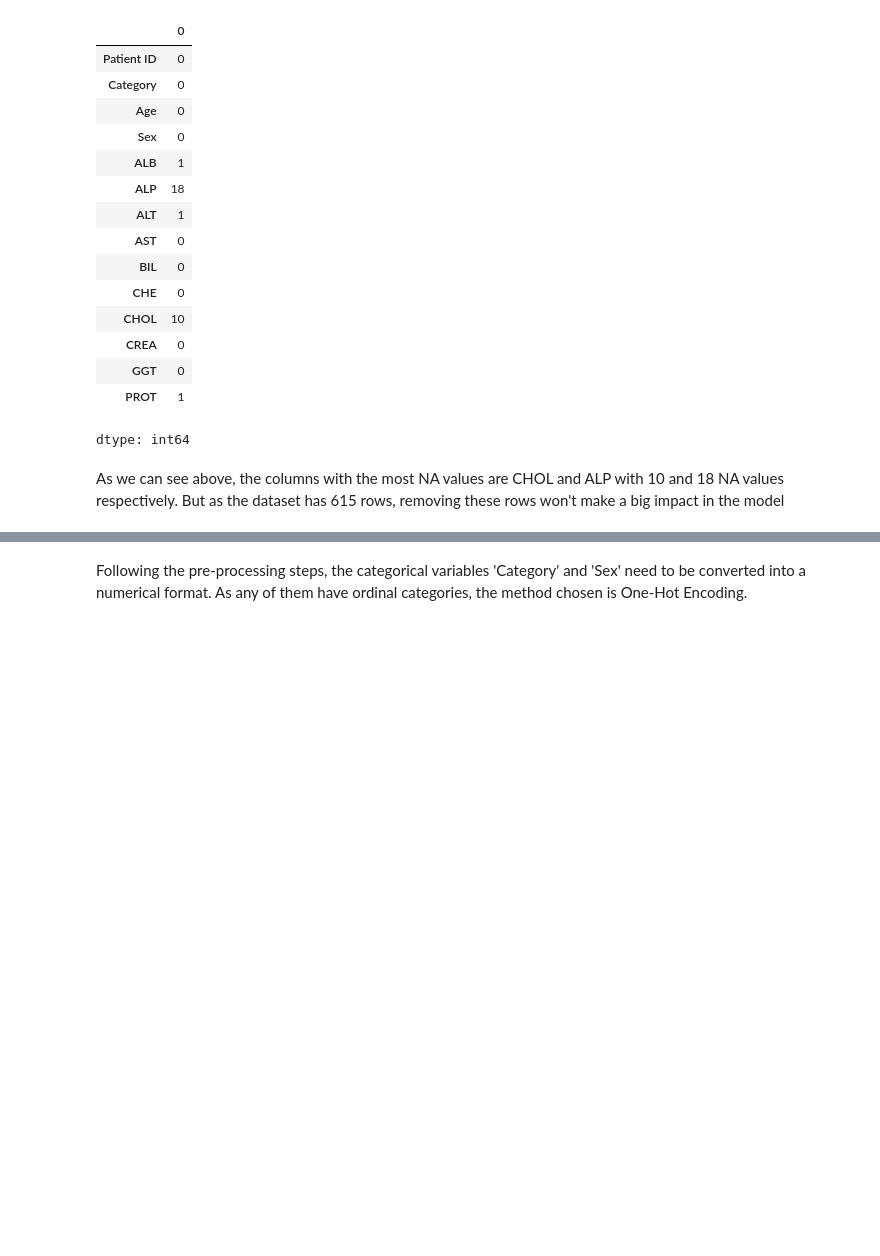
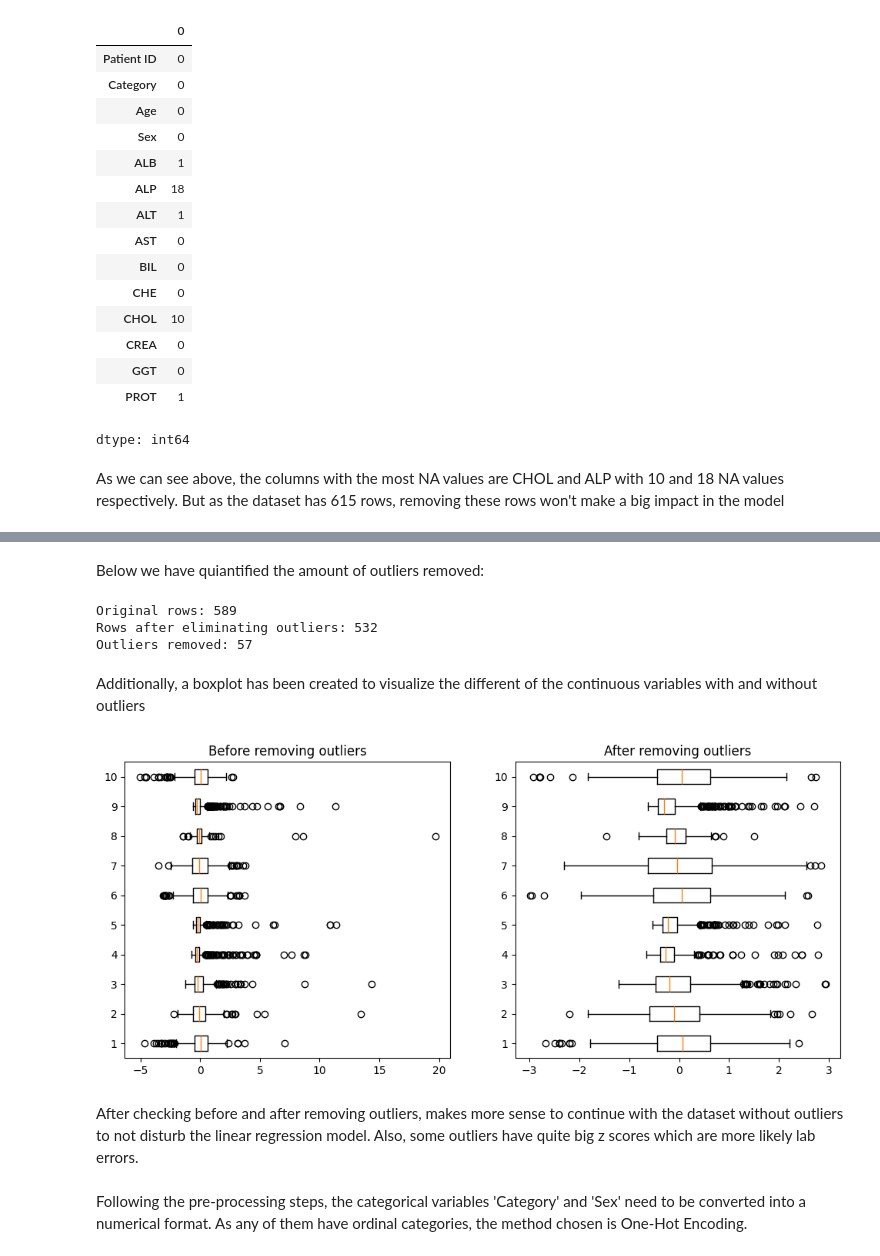
Before and after one commit to Biokatzen/Hepatitis-C-Prediction-Dataset, a Jupyter notebook: HepatitisC_Prediction_Dataset.ipynb, the cells around one changed output, grey strips where cells are left out. Cells and saved outputs as stored; diff of their text form; code cells hidden in the pictures; blank space fills up the shorter version.

```diff
--- a/HepatitisC_Prediction_Dataset.ipynb
+++ b/HepatitisC_Prediction_Dataset.ipynb
@@ -122,0 +107,3 @@ df.dropna()
+# %%
+df_without_na = df.dropna()
+print(df_without_na)
@@ -155,0 +130,18 @@ Length: 615, dtype: bool
+# %%
+
+import numpy as np
+from scipy.stats import zscore
+
+exclude_cols = ['Patient ID', 'Age'] #Categorical columns that have numerical values
+numerical_cols = df_without_na.select_dtypes(include=np.number).columns
+continuous_cols = [c for c in numerical_cols if c not in exclude_cols] #All numerical columns excluding the ones in exclude_cols
+
+df_scaled = df_without_na.copy()
+df_scaled[continuous_cols] = df_without_na[continuous_cols].apply(zscore) #Z-score applied
+
+print(df_scaled.head())
+
+
+mask = (np.abs(df_scaled[continuous_cols]) < 3).all(axis=1) #Filter out the rows with a score higher than 3
+df_no_outliers = df_scaled[mask].copy()
+print(df_no_outliers.head())
@@ -156,3 +166,32 @@ Length: 615, dtype: bool
+# %% [markdown]
+Below we have quiantified the amount of outliers removed:
+# %%
+print(f"Original rows: {df_scaled.shape[0]}")
+print(f"Rows after eliminating outliers: {df_no_outliers.shape[0]}")
+print(f"Outliers removed: {df_scaled.shape[0] - df_no_outliers.shape[0]}")
+# %% [output]
+Original rows: 589
+Rows after eliminating outliers: 532
+Outliers removed: 57
+# %% [markdown]
+Additionally, a boxplot has been created to visualize the different of the continuous variables with and without outliers
+# %%
+import matplotlib.pyplot as plt
+
+plt.figure(figsize=(12,5))
+plt.subplot(1,2,1)
+plt.boxplot(df_scaled[continuous_cols], vert=False)
+plt.title("Before removing outliers")
+
+plt.subplot(1,2,2)
+plt.boxplot(df_no_outliers[continuous_cols], vert=False)
+plt.title("After removing outliers")
+
+plt.show()
+# %% [output]
+[figure, added]
+# %% [markdown]
+After checking before and after removing outliers, makes more sense to continue with the dataset without outliers to not disturb the linear regression model. Also, some outliers have quite big z scores which are more likely lab errors.
 # %% [markdown]
 Following the pre-processing steps, the categorical variables 'Category' and 'Sex' need to be converted into a numerical format. As any of them have ordinal categories, the method chosen is One-Hot Encoding.
 # %%
```
Also changed, not shown: parts of 8 cells of this notebook.
